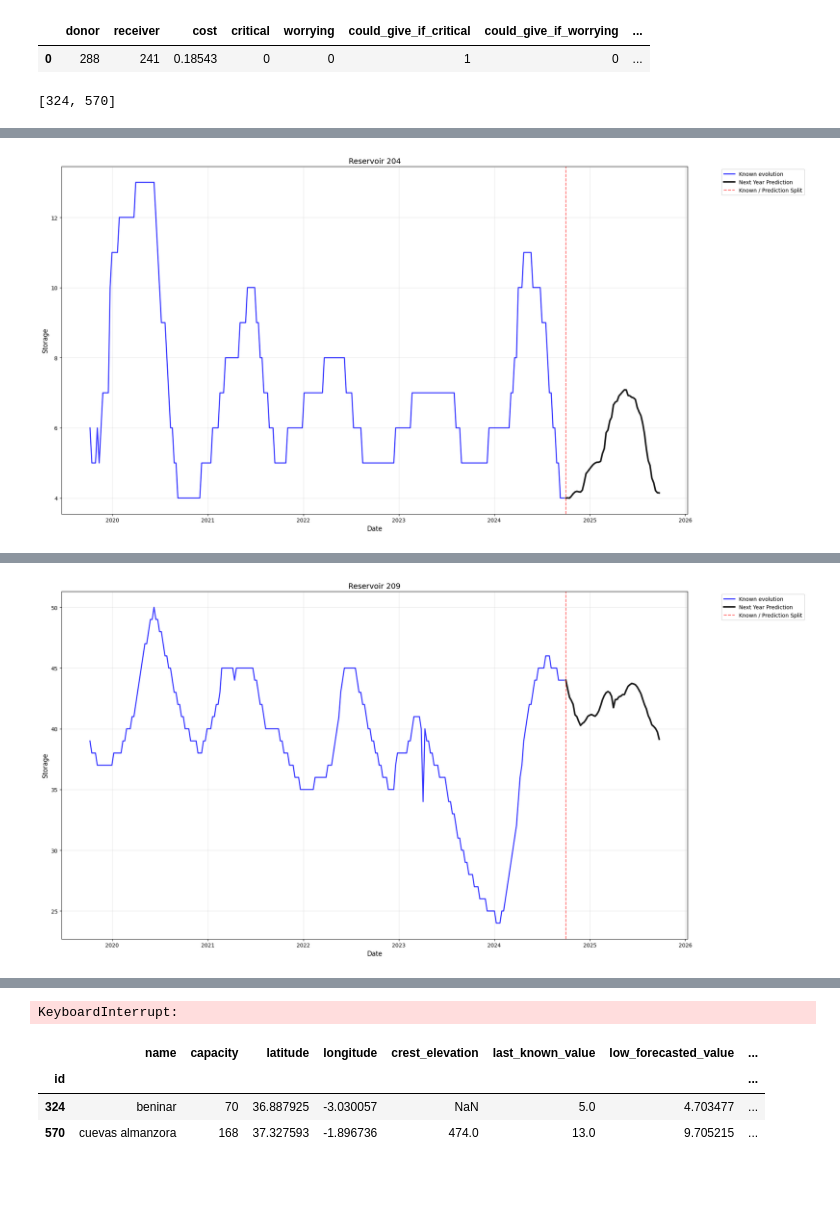
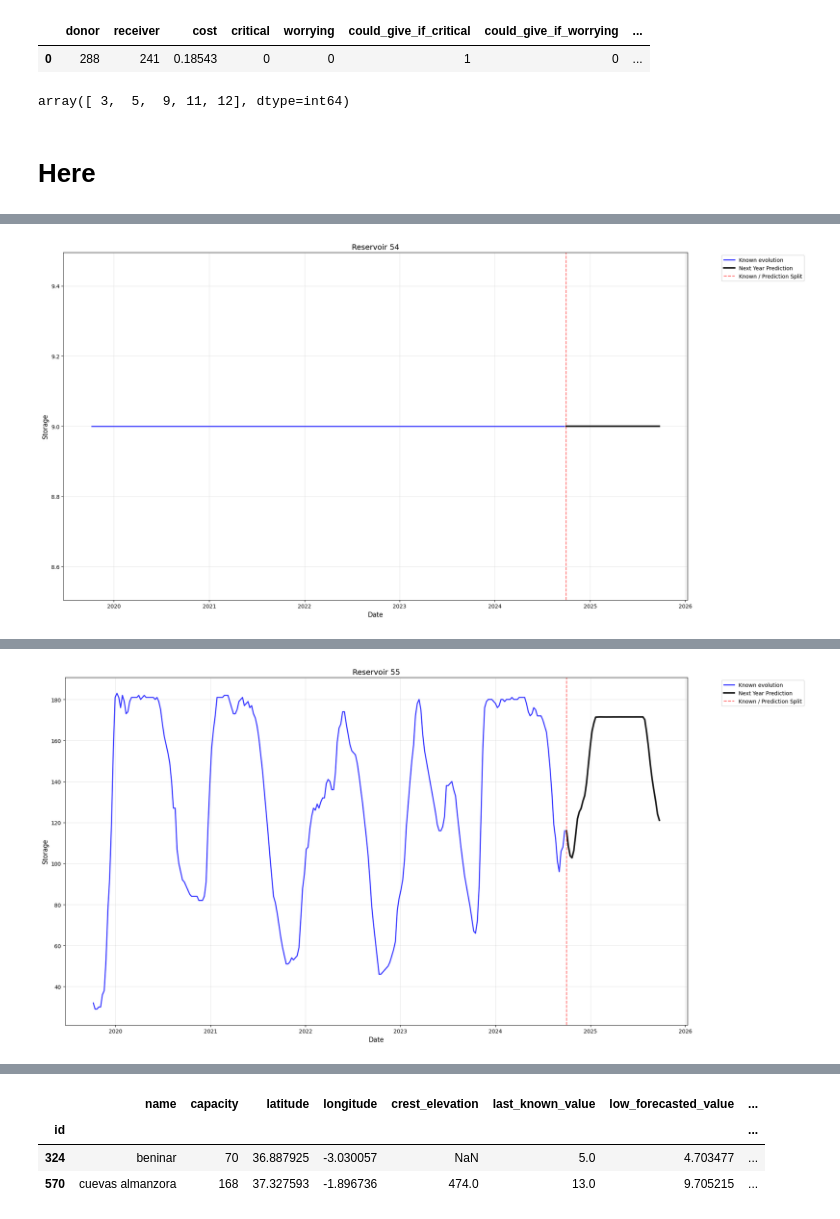
Before and after one commit to ivanver02/reservoir-data-platform, a Jupyter notebook: notebooks/transferring/transfer_optimization.ipynb, the cells around one changed output, grey strips where cells are left out. Cells and saved outputs as stored; diff of their text form; code cells hidden in the pictures; blank space fills up the shorter version.

```diff
--- a/notebooks/transferring/transfer_optimization.ipynb
+++ b/notebooks/transferring/transfer_optimization.ipynb
@@ -240,7 +240,10 @@ def initial_state(reservoirs, critical_threshold=critical_threshold, worrying_th
         water_one_reservoir = pd.DataFrame()
         water_one_reservoir.loc[:, 'date'] = series_index
         water_one_reservoir.loc[water_one_reservoir['date'] < water_one_reservoir['date'][52], 'storage'] = water_restricted[water_restricted['id'] == reservoir].sort_values(by='date')['storage'][-52:].values
-        water_one_reservoir.loc[water_one_reservoir['date'] >= water_one_reservoir['date'][52], 'storage'] = predict_one_year(reservoir, 4, plotting=True).values
+        try:
+            water_one_reservoir.loc[water_one_reservoir['date'] >= water_one_reservoir['date'][52], 'storage'] = predict_one_year(reservoir, 4, plotting=True).values
+        except Exception as e:
+            water_one_reservoir.loc[water_one_reservoir['date'] >= water_one_reservoir['date'][52], 'storage'] = predict_one_year_sarima(reservoir).values
         water_one_reservoir.loc[:, 'id'] = reservoir
         water_definitive = pd.concat([water_definitive, water_one_reservoir], axis=0, ignore_index=True)
 
@@ -746,11 +779,14 @@ transfers_log
 # %%
 reservoirs_definitive, transfers_log = make_optimal_transfers(reservoirs)
 # %%
-reservoirs = sorted(reservoirs_pd[reservoirs_pd['province'] == 'almeria']['id'].values)
+reservoirs = reservoirs_pd['id'].unique()[:5]
 reservoirs
 # %% [output]
-[324, 570]
+array([ 3,  5,  9, 11, 12], dtype=int64)
+# %% [markdown]
+# Here
 # %%
-reservoirs = sorted(reservoirs_pd[reservoirs_pd['province'] == 'granada']['id'].values)
+batch = 5
+reservoirs = reservoirs_pd['id'].unique()[5*batch:5*(batch+1)]
 reservoirs_definitive, transfers_log = make_optimal_transfers(reservoirs)
 # %% [output]
@@ -774 +811 @@ See the caveats in the documentation: https://pandas.pydata.org/pandas-docs/stab
-[figure, old version]
+[figure, new version]
@@ -792 +829 @@ See the caveats in the documentation: https://pandas.pydata.org/pandas-docs/stab
-[figure, old version]
+[figure, new version]
@@ -865,4 +866,3 @@ See the caveats in the documentation: https://pandas.pydata.org/pandas-docs/stab
-KeyboardInterrupt:
 # %%
 reservoirs_definitive
 # %% [output]
```
Also changed, not shown: parts of 6 cells of this notebook, 2 other files.
